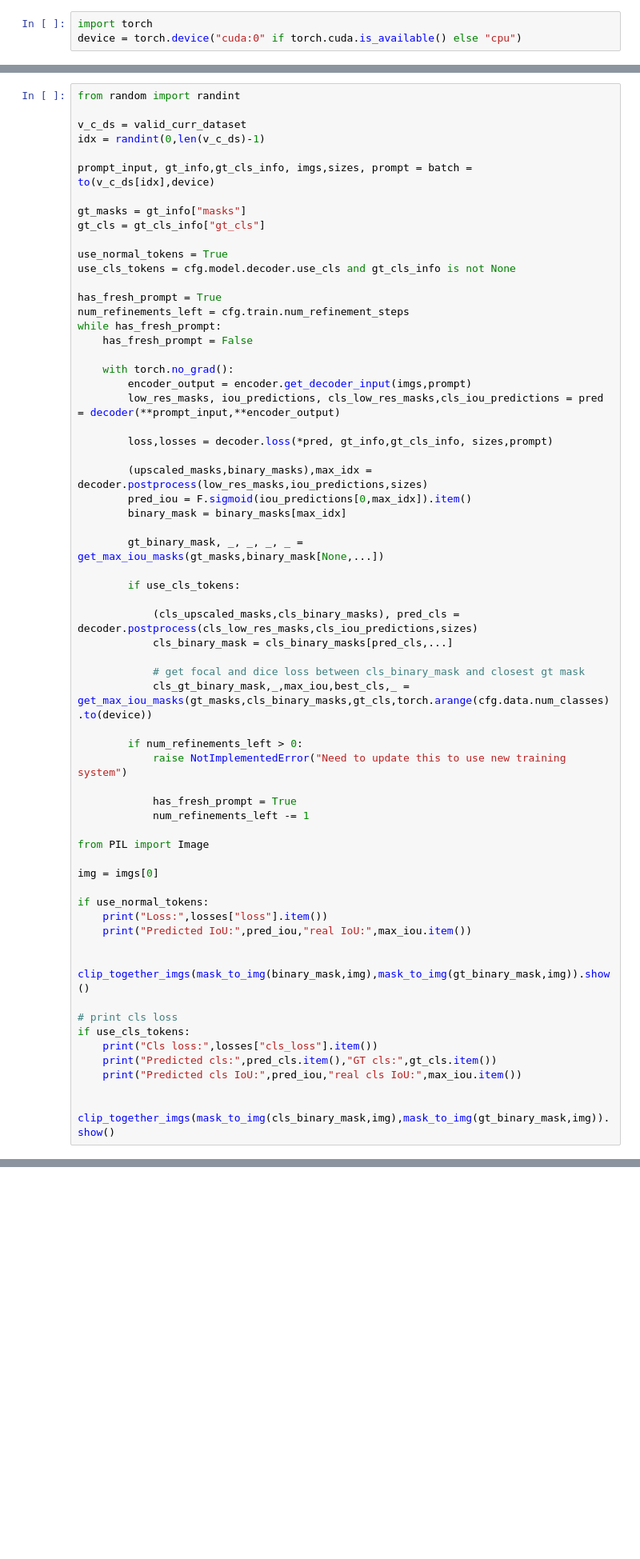
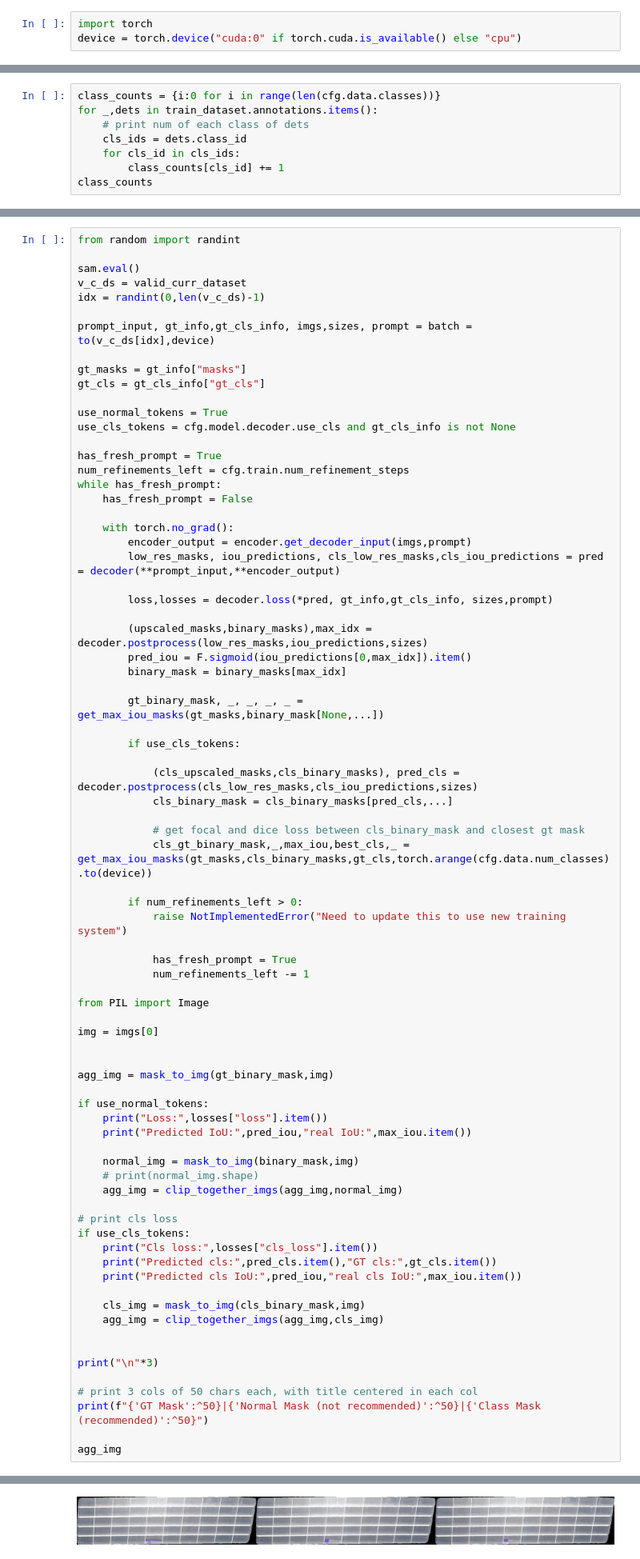
Before and after one commit to andrew-healey/sam-fine-tuning, a Jupyter notebook: ft-train-new.test.ipynb, the cells around one changed output, grey strips where cells are left out. Shown at 80% size. Drawn from its saved outputs; the diff is of its cells as text; blank space fills up the shorter version.

```diff
--- a/ft-train-new.test.ipynb
+++ b/ft-train-new.test.ipynb
@@ -59,0 +68,8 @@ curr_dataset.classes
+# %%
+class_counts = {i:0 for i in range(len(cfg.data.classes))}
+for _,dets in train_dataset.annotations.items():
+    # print num of each class of dets
+    cls_ids = dets.class_id
+    for cls_id in cls_ids:
+        class_counts[cls_id] += 1
+class_counts
@@ -264,6 +375,7 @@ evaluate()
 # %%
 from random import randint
 
+sam.eval()
 v_c_ds = valid_curr_dataset
 idx = randint(0,len(v_c_ds)-1)
 
@@ -310,11 +422,16 @@ from PIL import Image
 
 img = imgs[0]
 
+
+agg_img = mask_to_img(gt_binary_mask,img)
+
 if use_normal_tokens:
     print("Loss:",losses["loss"].item())
     print("Predicted IoU:",pred_iou,"real IoU:",max_iou.item())
 
-    clip_together_imgs(mask_to_img(binary_mask,img),mask_to_img(gt_binary_mask,img)).show()
+    normal_img = mask_to_img(binary_mask,img)
+    # print(normal_img.shape)
+    agg_img = clip_together_imgs(agg_img,normal_img)
 
 # print cls loss
 if use_cls_tokens:
@@ -322,4 +439,14 @@ if use_cls_tokens:
     print("Predicted cls:",pred_cls.item(),"GT cls:",gt_cls.item())
     print("Predicted cls IoU:",pred_iou,"real cls IoU:",max_iou.item())
 
-    clip_together_imgs(mask_to_img(cls_binary_mask,img),mask_to_img(gt_binary_mask,img)).show()
+    cls_img = mask_to_img(cls_binary_mask,img)
+    agg_img = clip_together_imgs(agg_img,cls_img)
+
+
+print("\n"*3)
+
+# print 3 cols of 50 chars each, with title centered in each col
+print(f"{'GT Mask':^50}|{'Normal Mask (not recommended)':^50}|{'Class Mask (recommended)':^50}")
+
+agg_img
+# %% [output]
@@ -326,3 +463,4 @@ if use_cls_tokens:
+[figure, added]
 # %%
 from random import choice
 import fine_tune.viz
```
Also changed, not shown: parts of 17 cells of this notebook.
